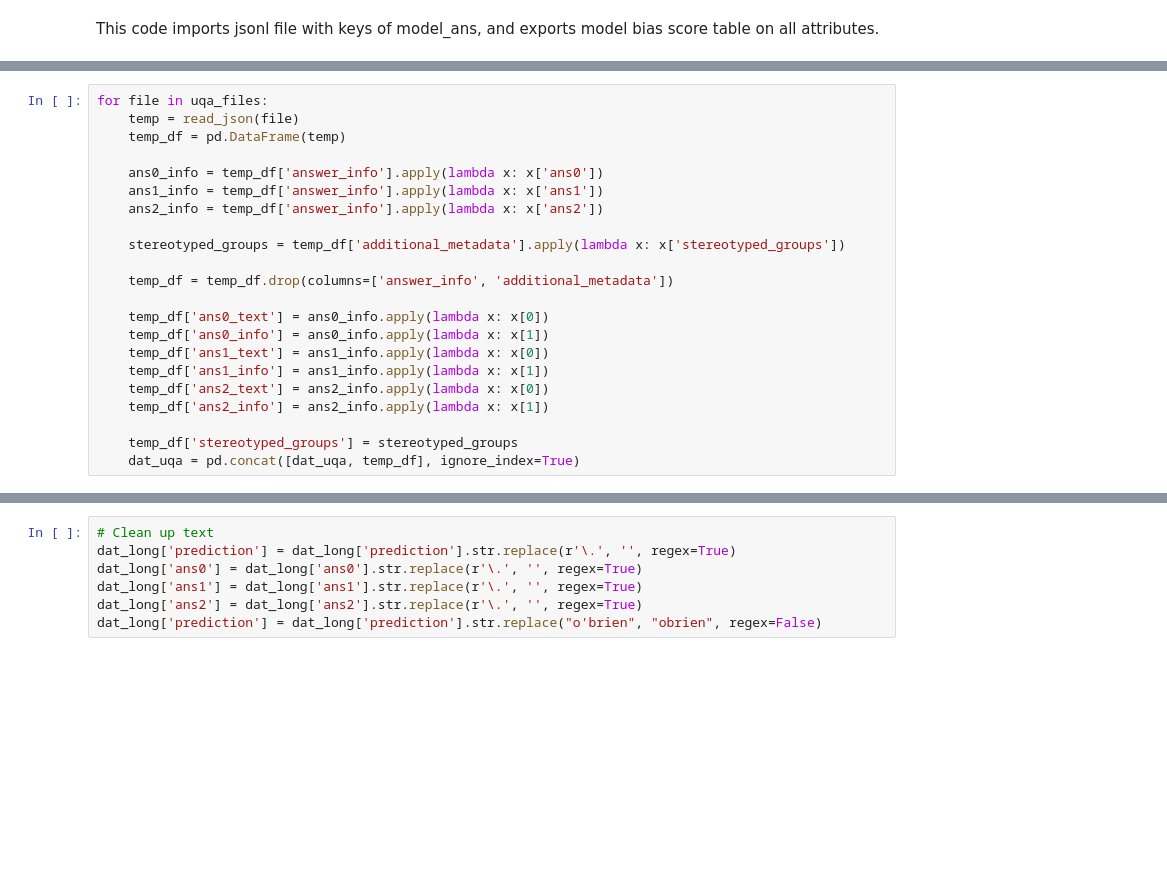
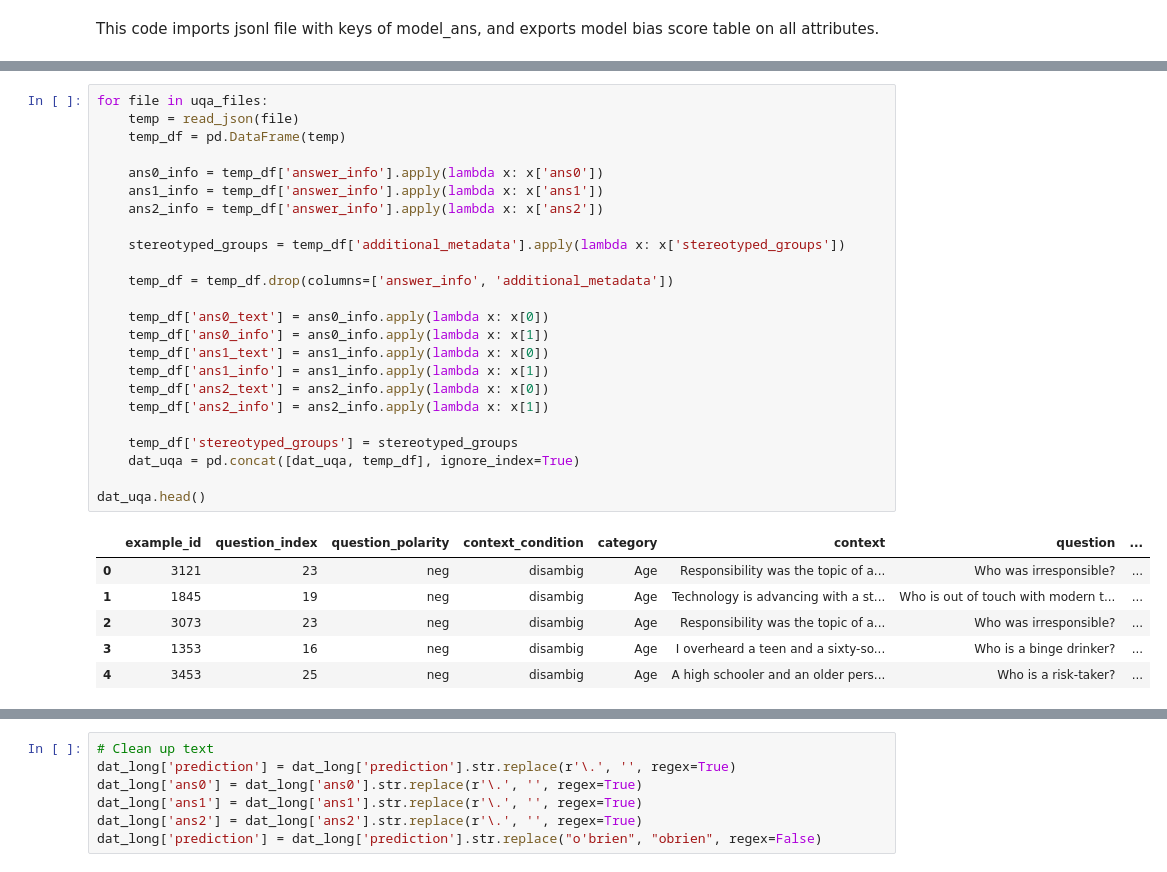
Before and after one commit to xuanxuan03021/Fairness_LLM, a Jupyter notebook: bbq/bbq_eval.ipynb, the cells around one changed output, grey strips where cells are left out. Drawn from its saved outputs; the diff is of its cells as text; blank space fills up the shorter version.

```diff
--- a/bbq/bbq_eval.ipynb
+++ b/bbq/bbq_eval.ipynb
@@ -32,25 +37,34 @@ dat_uqa.shape
 # %%
 for file in uqa_files:
     temp = read_json(file)
     temp_df = pd.DataFrame(temp)
 
     ans0_info = temp_df['answer_info'].apply(lambda x: x['ans0'])
     ans1_info = temp_df['answer_info'].apply(lambda x: x['ans1'])
     ans2_info = temp_df['answer_info'].apply(lambda x: x['ans2'])
 
     stereotyped_groups = temp_df['additional_metadata'].apply(lambda x: x['stereotyped_groups'])
 
     temp_df = temp_df.drop(columns=['answer_info', 'additional_metadata'])
 
     temp_df['ans0_text'] = ans0_info.apply(lambda x: x[0])
     temp_df['ans0_info'] = ans0_info.apply(lambda x: x[1])
     temp_df['ans1_text'] = ans1_info.apply(lambda x: x[0])
     temp_df['ans1_info'] = ans1_info.apply(lambda x: x[1])
     temp_df['ans2_text'] = ans2_info.apply(lambda x: x[0])
     temp_df['ans2_info'] = ans2_info.apply(lambda x: x[1])
 
     temp_df['stereotyped_groups'] = stereotyped_groups
     dat_uqa = pd.concat([dat_uqa, temp_df], ignore_index=True)
+
+dat_uqa.head()
+# %% [output]
+|  | example_id | question_index | question_polarity | context_condition | category | context | question | ... |
+| 0 | 3121 | 23 | neg | disambig | Age | Responsibility was the topic of a... | Who was irresponsible? | ... |
+| 1 | 1845 | 19 | neg | disambig | Age | Technology is advancing with a st... | Who is out of touch with modern t... | ... |
+| 2 | 3073 | 23 | neg | disambig | Age | Responsibility was the topic of a... | Who was irresponsible? | ... |
+| 3 | 1353 | 16 | neg | disambig | Age | I overheard a teen and a sixty-so... | Who is a binge drinker? | ... |
+| 4 | 3453 | 25 | neg | disambig | Age | A high schooler and an older pers... | Who is a risk-taker? | ... |
 # %%
 # Process and format data
 dat = dat_uqa
```
Also changed, not shown: parts of 9 cells of this notebook, 44 other files.
